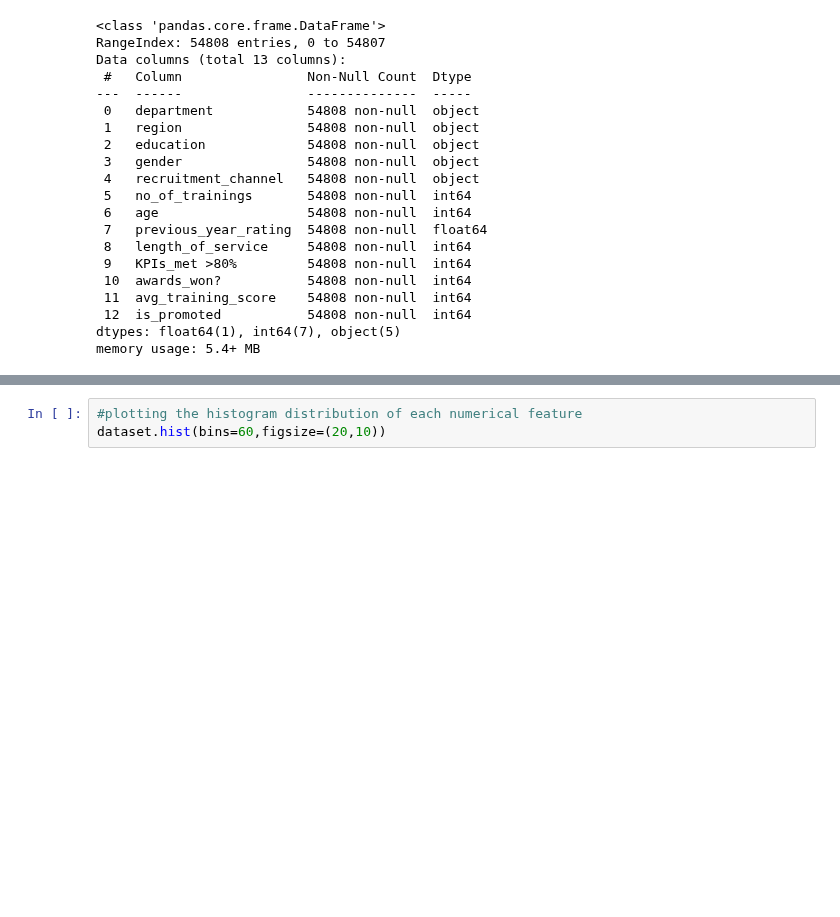
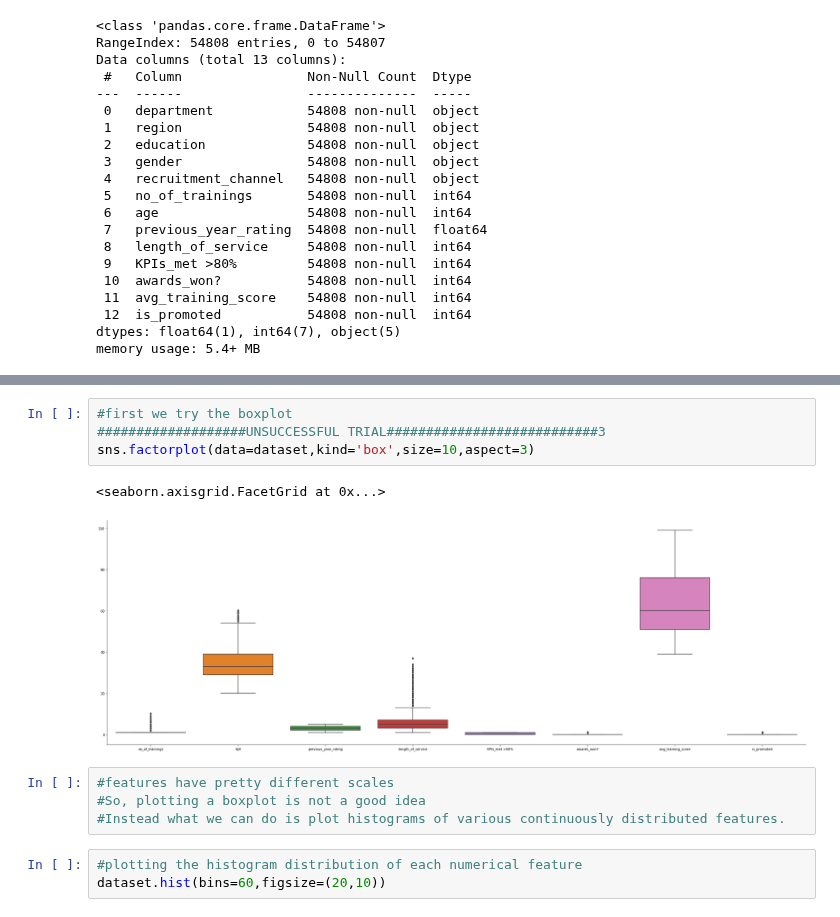
Before and after one commit to ayaadelhassan/HR-Analytics, a Jupyter notebook: main.ipynb, the cells around one changed output, grey strips where cells are left out. Cells and saved outputs as stored; diff of their text form; blank space fills up the shorter version.

```diff
--- a/main.ipynb
+++ b/main.ipynb
@@ -133,3 +174,14 @@ Data Visualization
+# %%
+#first we try the boxplot
+###################UNSUCCESSFUL TRIAL###########################3
+sns.factorplot(data=dataset,kind='box',size=10,aspect=3)
+# %% [output]
+<seaborn.axisgrid.FacetGrid at 0x...>
+[figure, added]
+# %%
+#features have pretty different scales
+#So, plotting a boxplot is not a good idea
+#Instead what we can do is plot histograms of various continuously distributed features.
 # %%
 #plotting the histogram distribution of each numerical feature
 dataset.hist(bins=60,figsize=(20,10))
```
Also changed, not shown: parts of 70 cells of this notebook, 2 other files.
